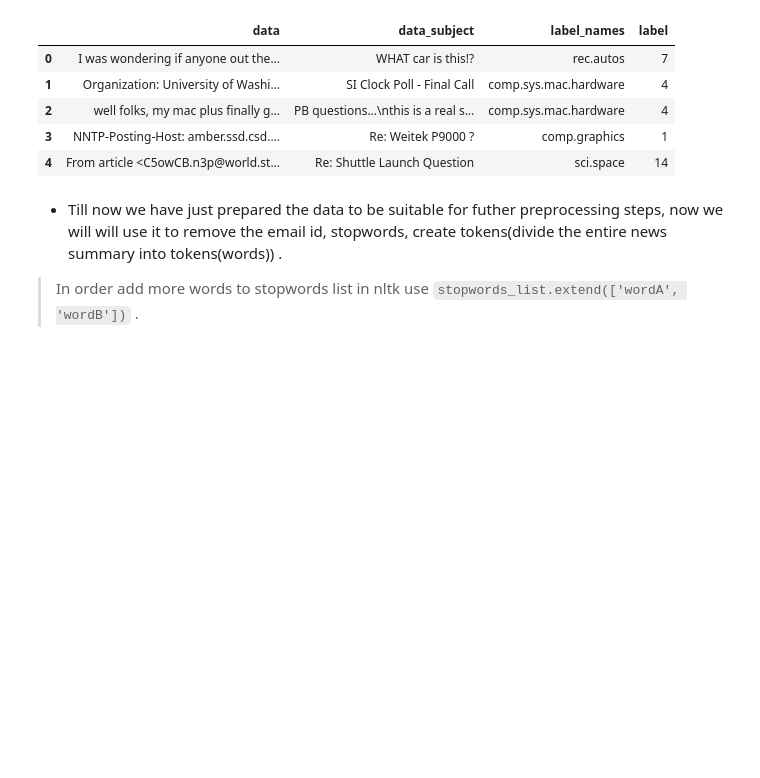
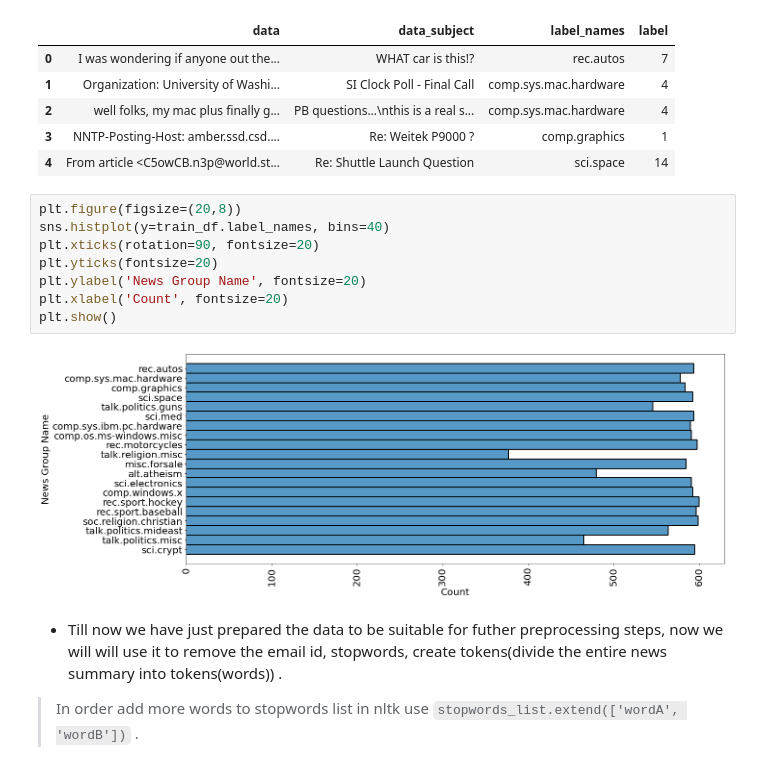
Before and after one commit to prabhupad26/100daysofML, a Jupyter notebook: news_group_classification.ipynb, the cells around one changed output. Drawn from its saved outputs; the diff is of its cells as text; blank space fills up the shorter version.

Commit message:
News group classification updates

```diff
--- a/news_group_classification.ipynb
+++ b/news_group_classification.ipynb
@@ -74,6 +76,16 @@ train_df.head()
 | 2 | well folks, my mac plus finally g... | PB questions...\nthis is a real s... | comp.sys.mac.hardware | 4 |
 | 3 | NNTP-Posting-Host: amber.ssd.csd.... | Re: Weitek P9000 ? | comp.graphics | 1 |
 | 4 | From article <C5owCB.n3p@world.st... | Re: Shuttle Launch Question | sci.space | 14 |
+# %%
+plt.figure(figsize=(20,8))
+sns.histplot(y=train_df.label_names, bins=40)
+plt.xticks(rotation=90, fontsize=20)
+plt.yticks(fontsize=20)
+plt.ylabel('News Group Name', fontsize=20)
+plt.xlabel('Count', fontsize=20)
+plt.show()
+# %% [output]
+[figure, added]
 # %% [markdown]
 * Till now we have just prepared the data to be suitable for futher preprocessing steps, now we will will use it to remove the email id, stopwords, create tokens(divide the entire news summary into tokens(words)) .
 > In order add more words to stopwords list in nltk use `stopwords_list.extend(['wordA', 'wordB'])` .
```
Also changed, not shown: parts of 8 cells of this notebook.
